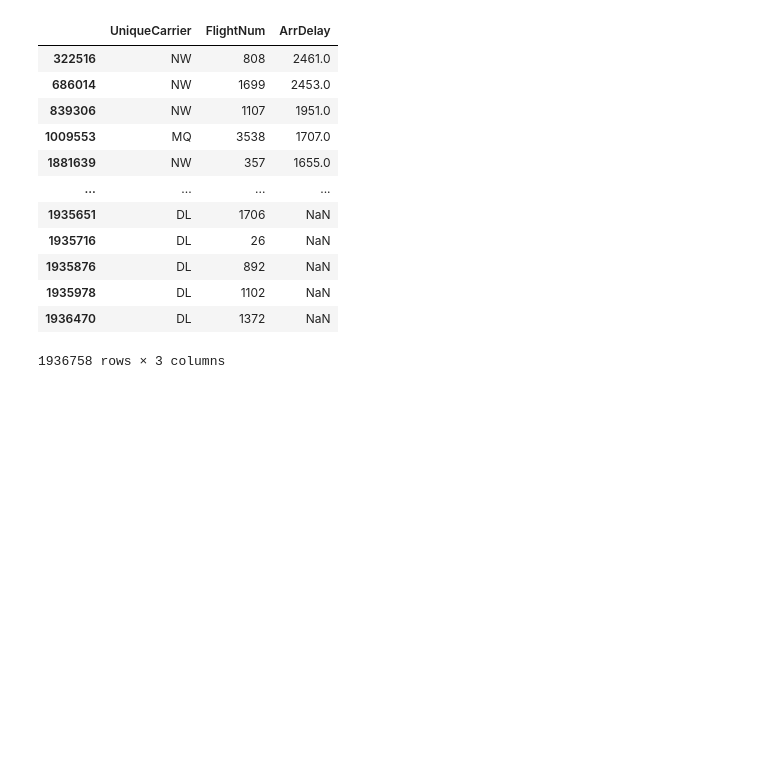
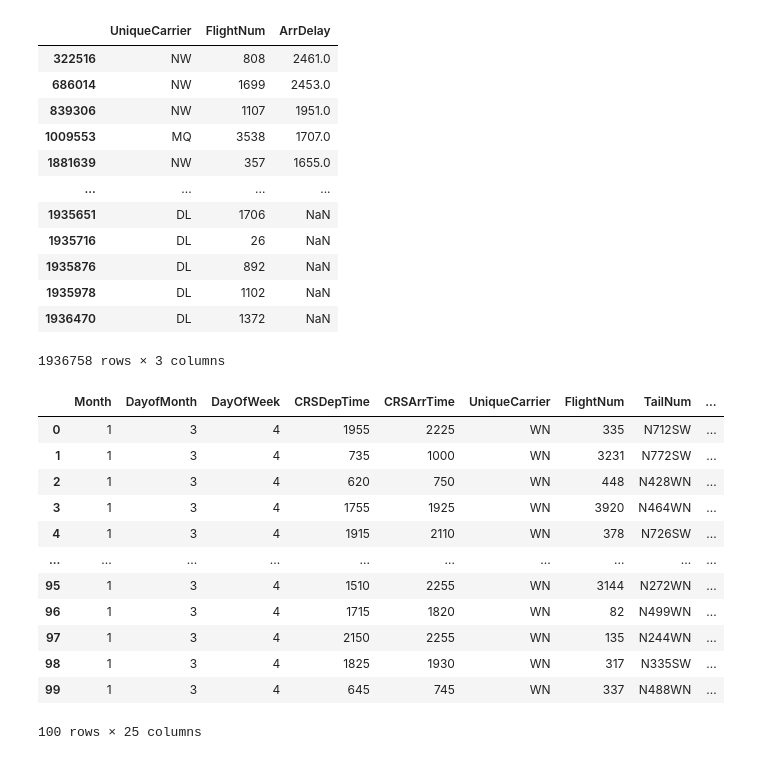
Before and after one commit to dominikapetru/estructures_dataframe, a Jupyter notebook: Sprint3_T05.ipynb, the cells around one changed output. Cells and saved outputs as stored; diff of their text form; code cells hidden in the pictures; blank space fills up the shorter version.

```diff
--- a/Sprint3_T05.ipynb
+++ b/Sprint3_T05.ipynb
@@ -156,4 +196,19 @@ sorted_df[['UniqueCarrier', 'FlightNum', 'ArrDelay']]
 | 1936470 | DL | 1372 | NaN |
 1936758 rows × 3 columns
 # %%
-my_df.to_csv('myDataFrame.csv')
+export_df = my_df.head(100)#Export only 100 first rows to keep file small
+export_df
+# %% [output]
+|  | Month | DayofMonth | DayOfWeek | CRSDepTime | CRSArrTime | UniqueCarrier | FlightNum | TailNum | ... |
+| 0 | 1 | 3 | 4 | 1955 | 2225 | WN | 335 | N712SW | ... |
+| 1 | 1 | 3 | 4 | 735 | 1000 | WN | 3231 | N772SW | ... |
+| 2 | 1 | 3 | 4 | 620 | 750 | WN | 448 | N428WN | ... |
+| 3 | 1 | 3 | 4 | 1755 | 1925 | WN | 3920 | N464WN | ... |
+| 4 | 1 | 3 | 4 | 1915 | 2110 | WN | 378 | N726SW | ... |
+| ... | ... | ... | ... | ... | ... | ... | ... | ... | ... |
+| 95 | 1 | 3 | 4 | 1510 | 2255 | WN | 3144 | N272WN | ... |
+| 96 | 1 | 3 | 4 | 1715 | 1820 | WN | 82 | N499WN | ... |
+| 97 | 1 | 3 | 4 | 2150 | 2255 | WN | 135 | N244WN | ... |
+| 98 | 1 | 3 | 4 | 1825 | 1930 | WN | 317 | N335SW | ... |
+| 99 | 1 | 3 | 4 | 645 | 745 | WN | 337 | N488WN | ... |
+100 rows × 25 columns
```
Also changed, not shown: parts of 6 cells of this notebook, 1 other file.
